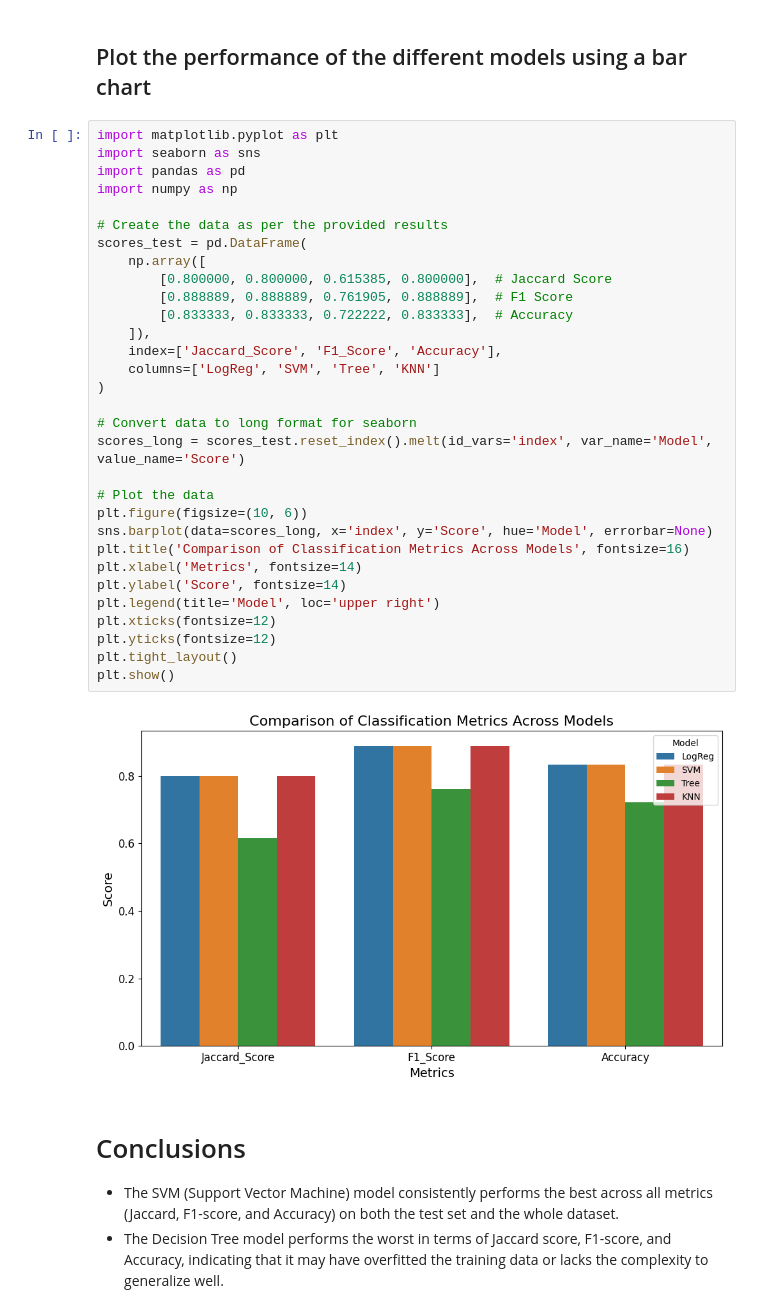
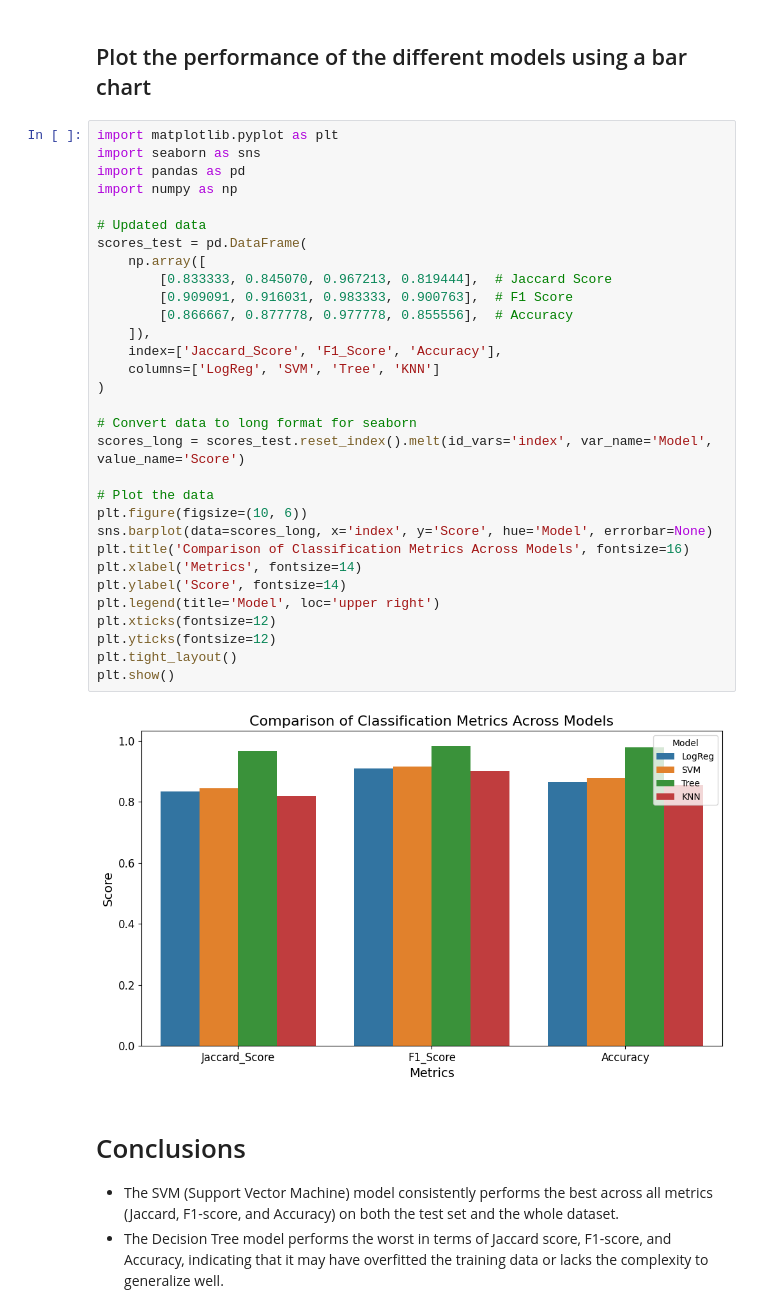
Before and after one commit to camthorsen/applied-data-science-capstone, a Jupyter notebook: notebooks/M4-spacex-machine-learning-prediction.ipynb, the cells around one changed output. Cells and saved outputs as stored; diff of their text form.

Commit message:
fix: Bar chart is for whole data

```diff
--- a/notebooks/M4-spacex-machine-learning-prediction.ipynb
+++ b/notebooks/M4-spacex-machine-learning-prediction.ipynb
@@ -509,36 +509,36 @@ Accuracy       0.866667  0.877778  0.844444  0.855556
 # %%
 import matplotlib.pyplot as plt
 import seaborn as sns
 import pandas as pd
 import numpy as np
 
-# Create the data as per the provided results
+# Updated data
 scores_test = pd.DataFrame(
     np.array([
-        [0.800000, 0.800000, 0.615385, 0.800000],  # Jaccard Score
-        [0.888889, 0.888889, 0.761905, 0.888889],  # F1 Score
-        [0.833333, 0.833333, 0.722222, 0.833333],  # Accuracy
+        [0.833333, 0.845070, 0.967213, 0.819444],  # Jaccard Score
+        [0.909091, 0.916031, 0.983333, 0.900763],  # F1 Score
+        [0.866667, 0.877778, 0.977778, 0.855556],  # Accuracy
     ]),
     index=['Jaccard_Score', 'F1_Score', 'Accuracy'],
     columns=['LogReg', 'SVM', 'Tree', 'KNN']
 )
 
 # Convert data to long format for seaborn
 scores_long = scores_test.reset_index().melt(id_vars='index', var_name='Model', value_name='Score')
 
 # Plot the data
 plt.figure(figsize=(10, 6))
 sns.barplot(data=scores_long, x='index', y='Score', hue='Model', errorbar=None)
 plt.title('Comparison of Classification Metrics Across Models', fontsize=16)
 plt.xlabel('Metrics', fontsize=14)
 plt.ylabel('Score', fontsize=14)
 plt.legend(title='Model', loc='upper right')
 plt.xticks(fontsize=12)
 plt.yticks(fontsize=12)
 plt.tight_layout()
 plt.show()
 # %% [output]
-[figure, old version]
+[figure, new version]
 # %% [markdown]
 # Conclusions
 - The SVM (Support Vector Machine) model consistently performs the best across all metrics (Jaccard, F1-score, and Accuracy) on both the test set and the whole dataset.
```
Also changed, not shown: parts of 5 cells of this notebook.
